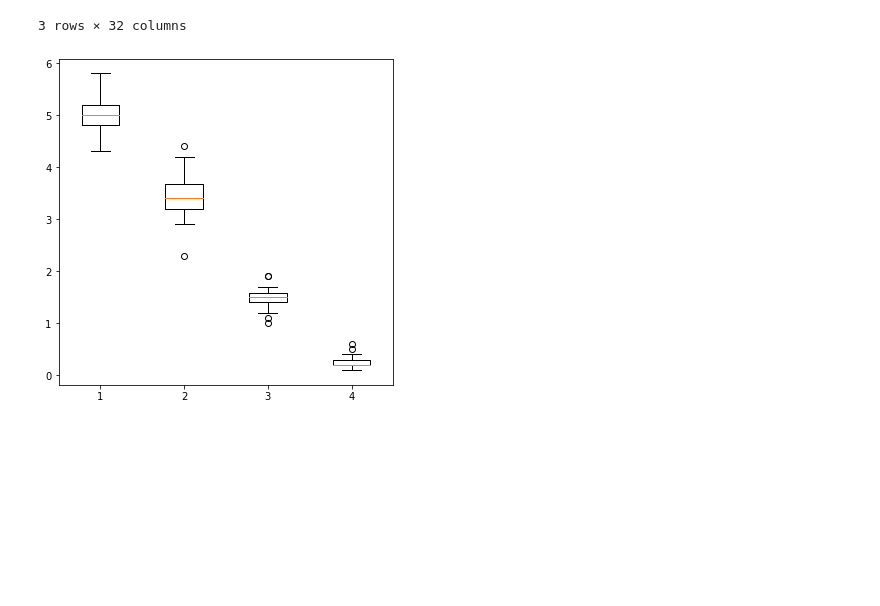
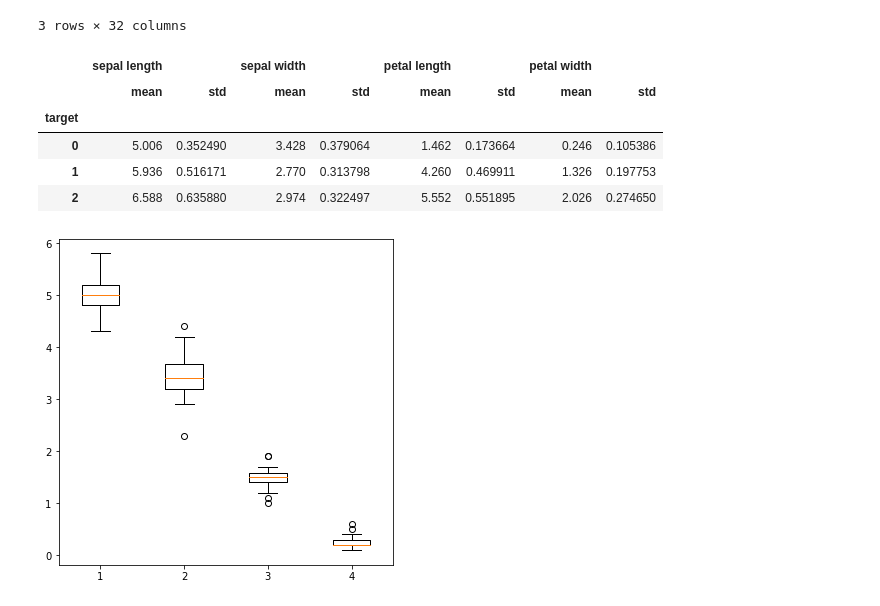
Before and after one commit to ahhahyun/MachineLearning-2021-12, a Jupyter notebook: 01.Intro/01.iris분류.ipynb, the cells around one changed output. Saved outputs shown, nothing was run; the diff lists cells and outputs as text; code cells hidden in the pictures; blank space fills up the shorter version.

```diff
--- a/01.Intro/01.iris분류.ipynb
+++ b/01.Intro/01.iris분류.ipynb
@@ -37,3 +37,11 @@ iris.feature_names
  'sepal width (cm)',
  'petal length (cm)',
  'petal width (cm)']
+# %%
+feature_names =[]
+for name in iris.feature_names:
+    feature_names.append(name[:-5])
+
+feature_names
+
+# 중급자 버전
@@ -39,0 +59,4 @@ iris.feature_names
+# %%
+# list 표현식 (list Comprehension)
+# 옮기기
+feature_names = [name:]
@@ -62,3 +90,9 @@ df.head()
 | 2 | 4.7 | 3.2 | 1.3 | 0.2 | 0 |
 | 3 | 4.6 | 3.1 | 1.5 | 0.2 | 0 |
 | 4 | 5.0 | 3.6 | 1.4 | 0.2 | 0 |
+# %%
+df = pd.DataFrame(iris.data, columns=feature_names)
+df['target'] = iris.target
+df.tail()
+
+ # 위에 불러왔던 거 다시 불러와서 사용 / cm가 없어진 것을 확인할 수 있다
@@ -113,4 +154,15 @@ df.groupby('target').describe()
 | 1 | 50.0 | 5.936 | 0.516171 | 4.9 | 5.600 | 5.9 | 6.3 | 7.0 | 50.0 | ... |
 | 2 | 50.0 | 6.588 | 0.635880 | 4.9 | 6.225 | 6.5 | 6.9 | 7.9 | 50.0 | ... |
 3 rows × 32 columns
+# %%
+# 데이터가 너무 많아서 'mean', 'std' 만 보고 싶다
+
+df.groupby('target').agg(['mean','std'])
+# %% [output]
+|  | sepal length |  | sepal width |  | petal length |  | petal width |  |
+|  | mean | std | mean | std | mean | std | mean | std |
+| target |  |  |  |  |  |  |  |  |
+| 0 | 5.006 | 0.352490 | 3.428 | 0.379064 | 1.462 | 0.173664 | 0.246 | 0.105386 |
+| 1 | 5.936 | 0.516171 | 2.770 | 0.313798 | 4.260 | 0.469911 | 1.326 | 0.197753 |
+| 2 | 6.588 | 0.635880 | 2.974 | 0.322497 | 5.552 | 0.551895 | 2.026 | 0.274650 |
 # %%
```
Also changed, not shown: parts of 22 cells of this notebook, 2 other files.
